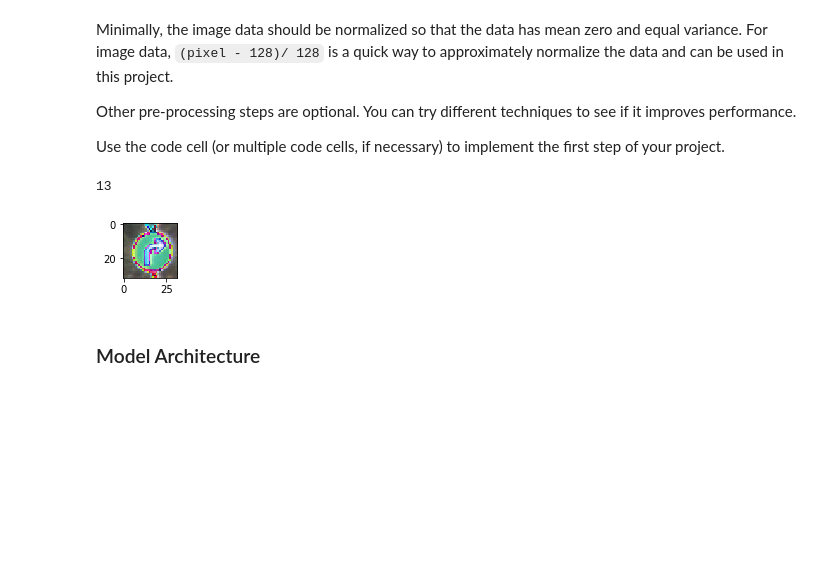
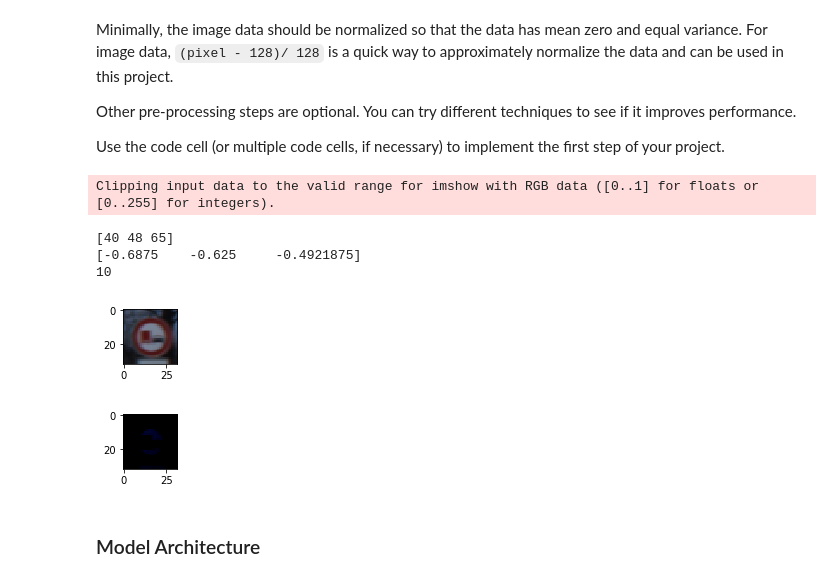
Before and after one commit to arrawatia/CarND-Traffic-Sign-Classifier-Project, a Jupyter notebook: Traffic_Sign_Classifier.ipynb, the cells around one changed output. Saved outputs shown, nothing was run; the diff lists cells and outputs as text; code cells hidden in the pictures; blank space fills up the shorter version.

```diff
--- a/Traffic_Sign_Classifier.ipynb
+++ b/Traffic_Sign_Classifier.ipynb
@@ -140,28 +140,38 @@ Use the code cell (or multiple code cells, if necessary) to implement the first
 ### Preprocess the data here. It is required to normalize the data. Other preprocessing steps could include
 ### converting to grayscale, etc.
 ### Feel free to use as many code cells as needed.
-X_train_norm = (X_train - 128)
-X_train_norm = X_train_norm / 128
+X_train_n = X_train + (-128)
+X_train_n = X_train_n / 128
 
-from sklearn.utils import shuffle
+X_test_n = X_test + (-128)
+X_test_n = X_test_n / 128
 
-X_train, y_train = shuffle(X_train, y_train)
+X_valid_n = X_valid + (-128)
+X_valid_n = X_valid_n / 128
 # %%
 import random
 import numpy as np
 import matplotlib.pyplot as plt
 %matplotlib inline
 
 index = random.randint(0, len(X_train))
-image = X_train_norm[index].squeeze()
+image = X_train[index].squeeze()
 
 plt.figure(figsize=(1,1))
 plt.imshow(image)
+plt.figure(figsize=(1,1))
+plt.imshow(X_train_n[index].squeeze())
+print(X_train[index][0][0])
+print(X_train_n[index][0][0])
 print(y_train[index])
 # X_train_norm[index]
 # %% [output]
-13
+Clipping input data to the valid range for imshow with RGB data ([0..1] for floats or [0..255] for integers).
+[40 48 65]
+[-0.6875    -0.625     -0.4921875]
+10
-[figure, old version]
+[figure, new version]
+[figure, added]
 # %% [markdown]
 ### Model Architecture
 # %%
```
Also changed, not shown: parts of 2 cells of this notebook, 1 other file.
